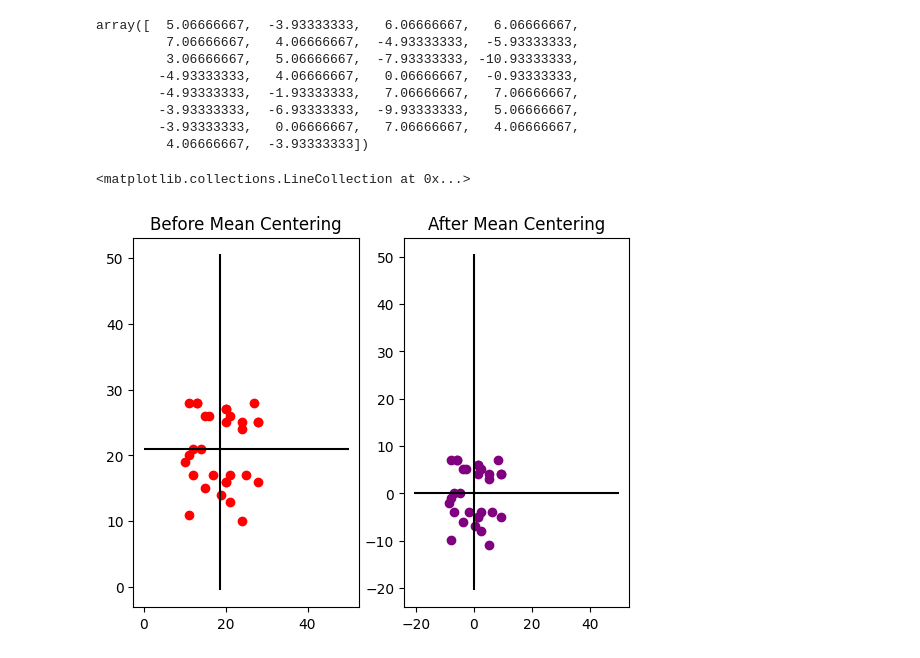
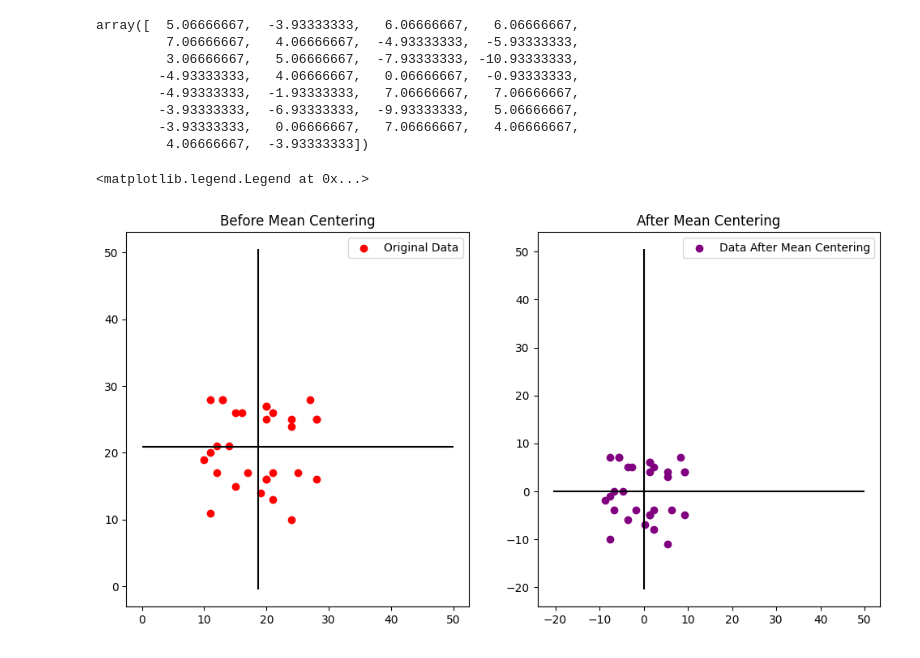
Before and after one commit to rishi0282/Data-Science, a Jupyter notebook: Tensors.ipynb, the cells around one changed output. Drawn from its saved outputs; the diff is of its cells as text; code cells hidden in the pictures.

```diff
--- a/Tensors.ipynb
+++ b/Tensors.ipynb
@@ -130,16 +130,19 @@ x_mean_new = x_.mean()
 y_mean_new = y_.mean()
 # %%
 import matplotlib.pyplot as plt
+plt.figure(figsize=(12,6))
 plt.subplot(1,2,1)
-plt.scatter(x,y,color= 'red')
+plt.scatter(x,y,color= 'red',label = "Original Data")
 plt.title("Before Mean Centering")
 plt.vlines(x_mean,ymin=-0.5,ymax=50.5,color='black')
 plt.hlines(y_mean,xmin=0,xmax=50,color = "black")
+plt.legend()
 plt.subplot(1,2,2)
-plt.scatter(x_,y_,color = 'purple')
+plt.scatter(x_,y_,color = 'purple',label = 'Data After Mean Centering')
 plt.title("After Mean Centering")
 plt.vlines(x_mean_new,ymin=-20.5,ymax=50.5,color='black')
 plt.hlines(y_mean_new,xmin=-20.5,xmax=50,color = "black")
+plt.legend()
 # %% [output]
-<matplotlib.collections.LineCollection at 0x...>
+<matplotlib.legend.Legend at 0x...>
-[figure, old version]
+[figure, new version]
```
